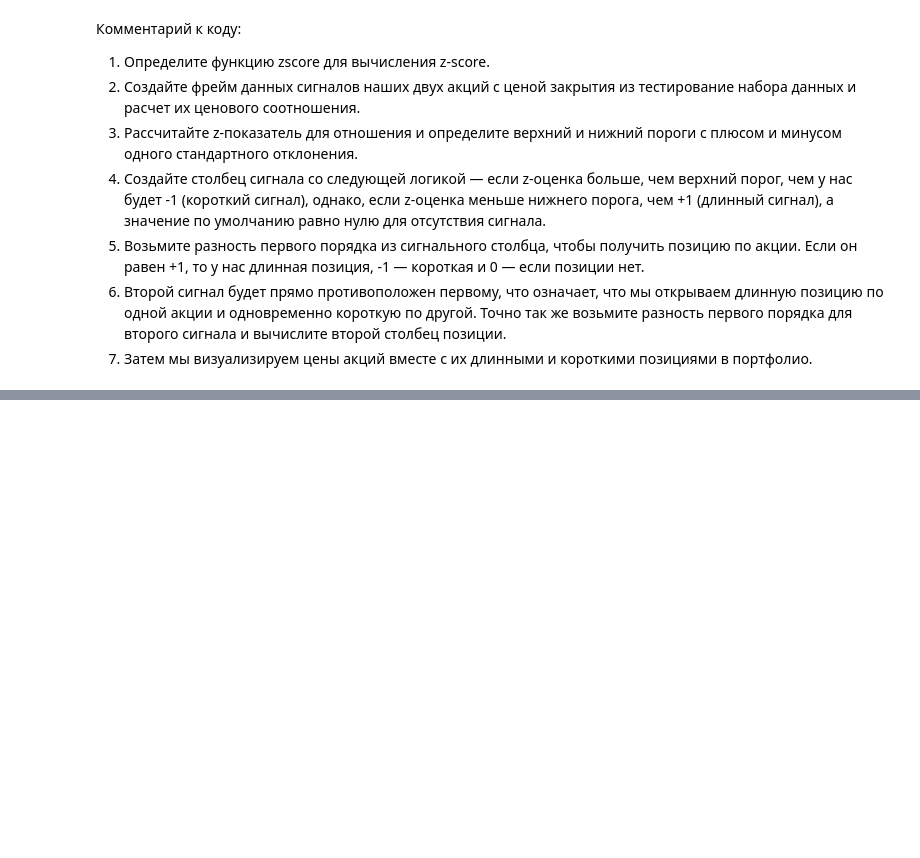
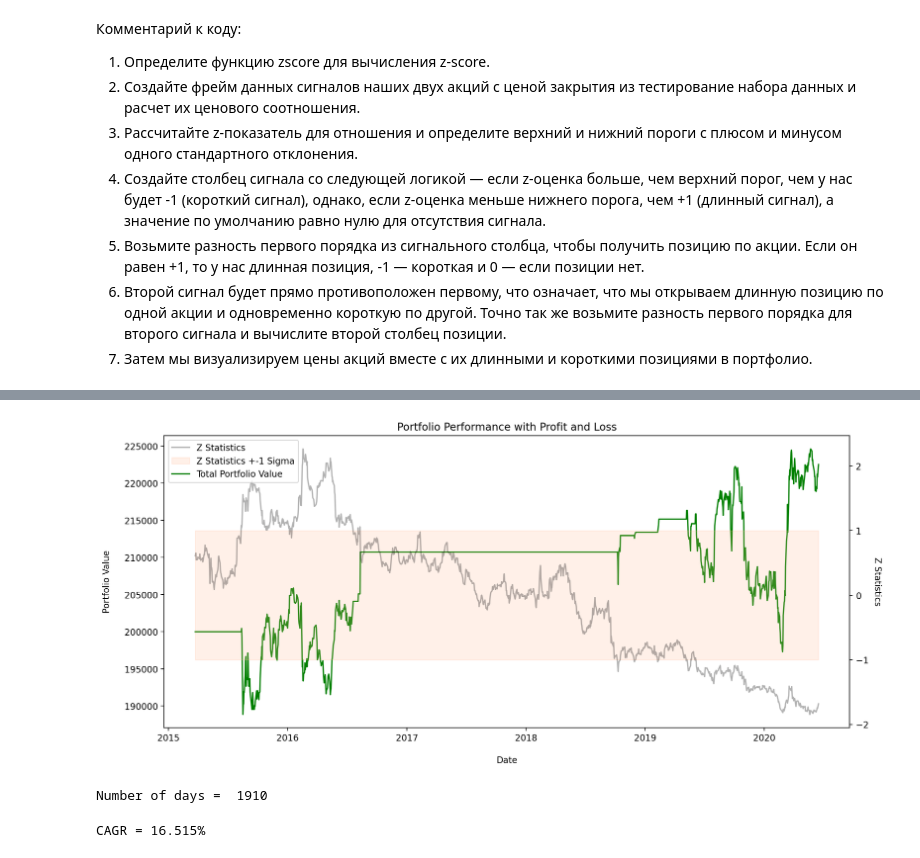
Before and after one commit to Romuldavid/Pair_Traiding, a Jupyter notebook: 2_pt.ipynb, the cells around one changed output, grey strips where cells are left out. Drawn from its saved outputs; the diff is of its cells as text; code cells hidden in the pictures; blank space fills up the shorter version.

```diff
--- a/2_pt.ipynb
+++ b/2_pt.ipynb
@@ -439,0 +458,4 @@ plt.savefig('images/chart7', dpi=300);
+# %%
+# акций для покупки по каждой позиции
+positions1 = initial_capital// max(signals['asset1'])
+positions2 = initial_capital// max(signals['asset2'])
@@ -439,0 +497,8 @@ plt.savefig('images/chart7', dpi=300);
+# %%
+# pnl для 2-го портфеля
+portfolio['asset2'] = signals['asset2']
+portfolio['holdings2'] = signals['positions2'].cumsum() * signals['asset2'] * positions2
+portfolio['cash2'] = initial_capital - (signals['positions2'] * signals['asset2'] * positions2).cumsum()
+portfolio['total asset2'] = portfolio['holdings2'] + portfolio['cash2']
+portfolio['return2'] = portfolio['total asset2'].pct_change()
+portfolio['positions2'] = signals['positions2']
@@ -439,0 +531,46 @@ plt.savefig('images/chart7', dpi=300);
+# %%
+# общий pnl и z-оценка
+portfolio['z'] = signals['z']
+portfolio['total asset'] = portfolio['total asset1'] + portfolio['total asset2']
+portfolio['z upper limit'] = signals['z upper limit']
+portfolio['z lower limit'] = signals['z lower limit']
+portfolio = portfolio.dropna()
+# %%
+# построить график изменения стоимости активов портфеля и pnl вместе с z-счет
+fig = plt.figure(figsize=(14,6),)
+ax = fig.add_subplot(111)
+ax2 = ax.twinx()
+
+l1, = ax.plot(portfolio['total asset'], c='g')
+l2, = ax2.plot(portfolio['z'], c='black', alpha=0.3)
+
+b = ax2.fill_between(portfolio.index,portfolio['z upper limit'],\
+                portfolio['z lower limit'], \
+                alpha=0.2,color='#ffb48f')
+
+ax.set_ylabel('Portfolio Value')
+ax2.set_ylabel('Z Statistics',rotation=270)
+ax.yaxis.labelpad=15
+ax2.yaxis.labelpad=15
+ax.set_xlabel('Date')
+ax.xaxis.labelpad=15
+plt.title('Portfolio Performance with Profit and Loss')
+plt.legend([l2,b,l1],['Z Statistics',
+                      'Z Statistics +-1 Sigma',
+                      'Total Portfolio Value'],loc='upper left');
+plt.savefig('images/chart8', dpi=300)
+# %% [output]
+[figure, added]
+# %%
+# рассчитать CAGR
+final_portfolio = portfolio['total asset'].iloc[-1]
+delta = (portfolio.index[-1] - portfolio.index[0]).days
+print('Number of days = ', delta)
+# %% [output]
+Number of days =  1910
+# %%
+YEAR_DAYS = 365
+returns = (final_portfolio/initial_capital) ** (YEAR_DAYS/delta) - 1
+print('CAGR = {:.3f}%' .format(returns * 100))
+# %% [output]
+CAGR = 16.515%
```
Also changed, not shown: parts of 11 cells of this notebook.
